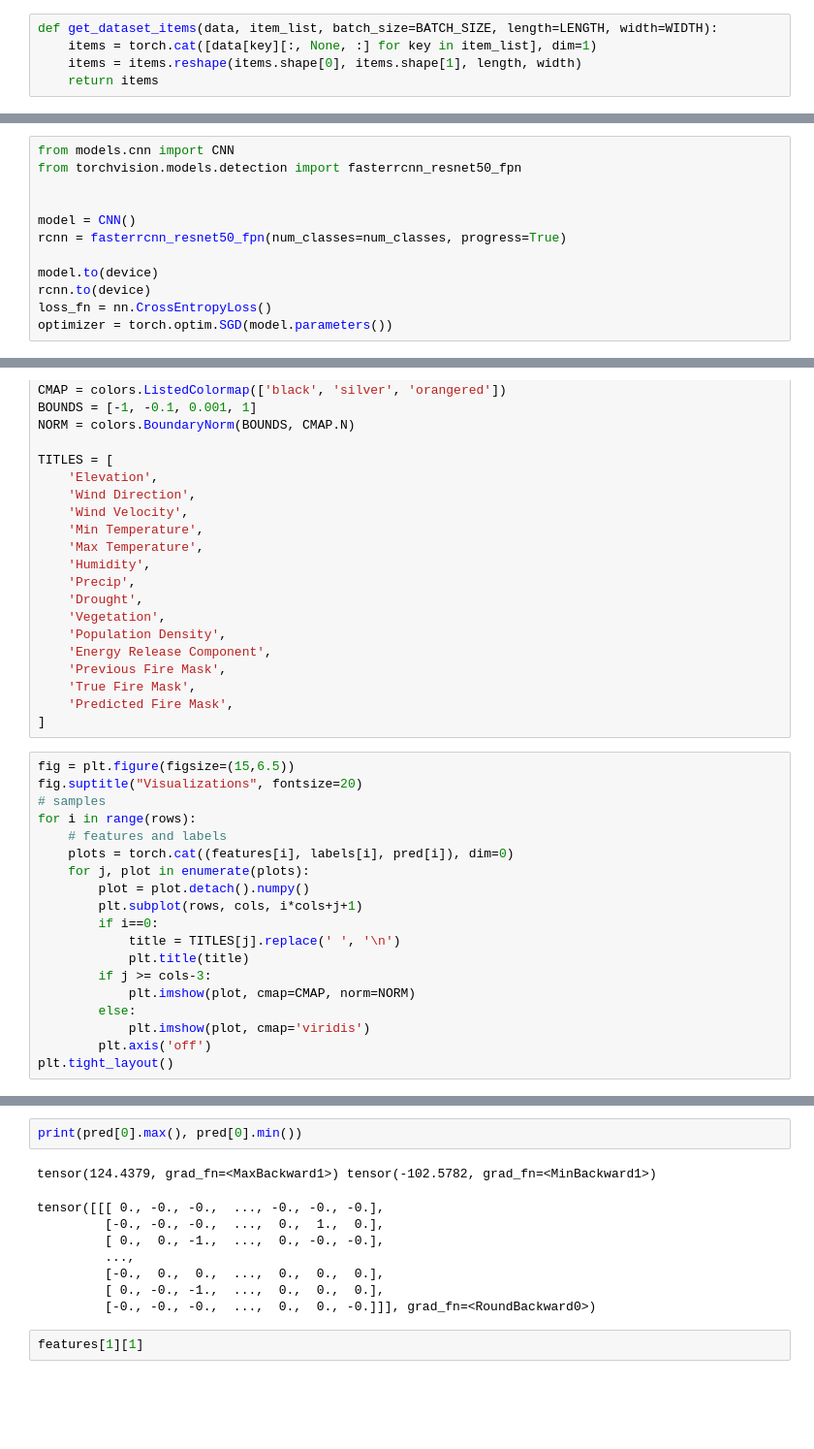
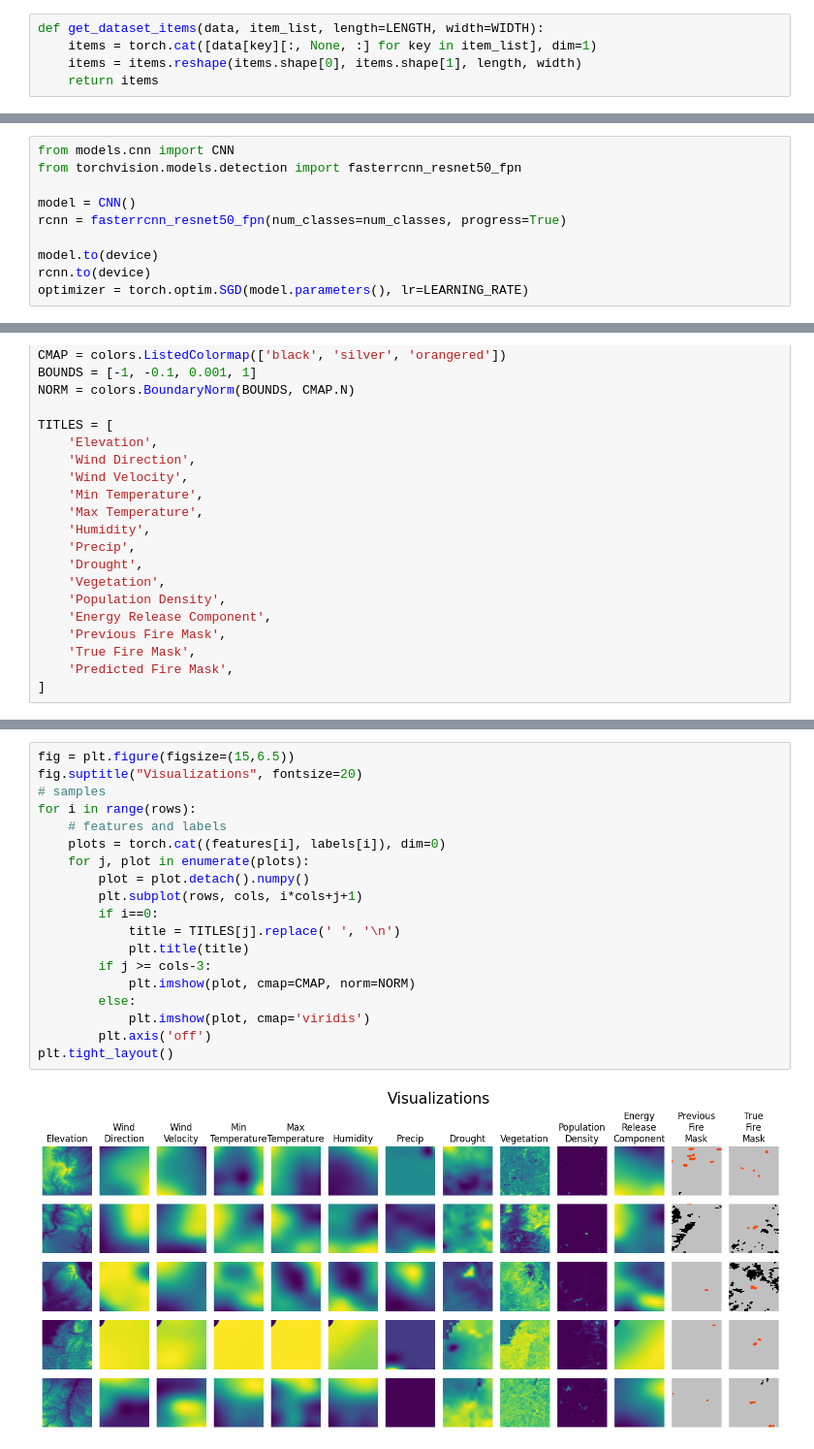
Before and after one commit to tkaraffa/wildfire-spread, a Jupyter notebook: wildfire.ipynb, the cells around one changed output, grey strips where cells are left out. Shown at 97% size. Drawn from its saved outputs; the diff is of its cells as text; blank space fills up the shorter version.

```diff
--- a/wildfire.ipynb
+++ b/wildfire.ipynb
@@ -85,7 +93,7 @@ print(data['FireMask'].shape)
 torch.Size([256, 4096])
 torch.Size([256, 4096])
 # %%
-def get_dataset_items(data, item_list, batch_size=BATCH_SIZE, length=LENGTH, width=WIDTH):
+def get_dataset_items(data, item_list, length=LENGTH, width=WIDTH):
     items = torch.cat([data[key][:, None, :] for key in item_list], dim=1)
     items = items.reshape(items.shape[0], items.shape[1], length, width)
     return items
@@ -101,12 +109,10 @@ torch.Size([256, 1, 64, 64])
 # %%
 from models.cnn import CNN
 from torchvision.models.detection import fasterrcnn_resnet50_fpn
-
 
 model = CNN()
 rcnn = fasterrcnn_resnet50_fpn(num_classes=num_classes, progress=True)
 
 model.to(device)
 rcnn.to(device)
-loss_fn = nn.CrossEntropyLoss()
-optimizer = torch.optim.SGD(model.parameters())
+optimizer = torch.optim.SGD(model.parameters(), lr=LEARNING_RATE)
@@ -275,22 +225,3 @@ TITLES = [
     'True Fire Mask',
     'Predicted Fire Mask',
 ]
-# %%
-fig = plt.figure(figsize=(15,6.5))
-fig.suptitle("Visualizations", fontsize=20)
-# samples
-for i in range(rows):
-    # features and labels
-    plots = torch.cat((features[i], labels[i], pred[i]), dim=0)
-    for j, plot in enumerate(plots):
-        plot = plot.detach().numpy()
-        plt.subplot(rows, cols, i*cols+j+1)
-        if i==0:
-            title = TITLES[j].replace(' ', '\n')
-            plt.title(title)
-        if j >= cols-3:
-            plt.imshow(plot, cmap=CMAP, norm=NORM)
-        else:
-            plt.imshow(plot, cmap='viridis')
-        plt.axis('off')
-plt.tight_layout()
@@ -299,13 +228,21 @@ plt.tight_layout()
-# %%
-print(pred[0].max(), pred[0].min())
-# %% [output]
-tensor(124.4379, grad_fn=<MaxBackward1>) tensor(-102.5782, grad_fn=<MinBackward1>)
-tensor([[[ 0., -0., -0.,  ..., -0., -0., -0.],
-         [-0., -0., -0.,  ...,  0.,  1.,  0.],
-         [ 0.,  0., -1.,  ...,  0., -0., -0.],
-         ...,
-         [-0.,  0.,  0.,  ...,  0.,  0.,  0.],
-         [ 0., -0., -1.,  ...,  0.,  0.,  0.],
-         [-0., -0., -0.,  ...,  0.,  0., -0.]]], grad_fn=<RoundBackward0>)
-# %%
-features[1][1]
+# %%
+fig = plt.figure(figsize=(15,6.5))
+fig.suptitle("Visualizations", fontsize=20)
+# samples
+for i in range(rows):
+    # features and labels
+    plots = torch.cat((features[i], labels[i]), dim=0)
+    for j, plot in enumerate(plots):
+        plot = plot.detach().numpy()
+        plt.subplot(rows, cols, i*cols+j+1)
+        if i==0:
+            title = TITLES[j].replace(' ', '\n')
+            plt.title(title)
+        if j >= cols-3:
+            plt.imshow(plot, cmap=CMAP, norm=NORM)
+        else:
+            plt.imshow(plot, cmap='viridis')
+        plt.axis('off')
+plt.tight_layout()
+# %% [output]
+[figure, added]
```
Also changed, not shown: parts of 13 cells of this notebook.
